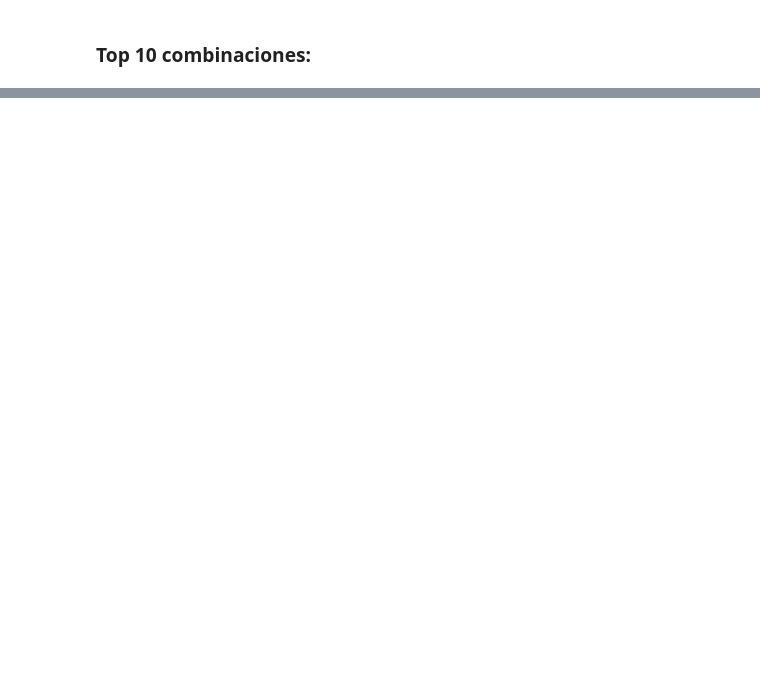
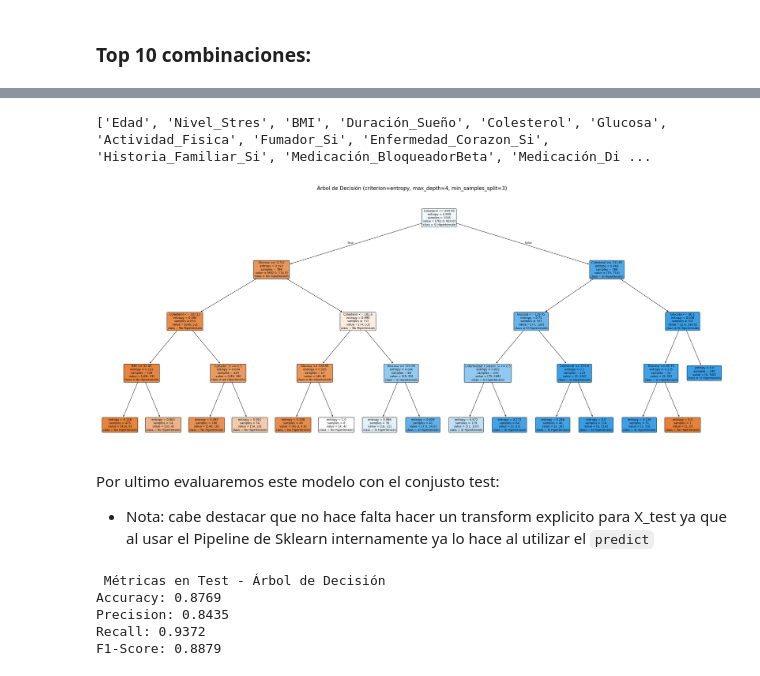
Before and after one commit to JhonZacipa/ML-hypertension-risk-prediction, a Jupyter notebook: ML Clasificación-árboles de decisión-y-K-vecinos.ipynb, the cells around one changed output, grey strips where cells are left out. Drawn from its saved outputs; the diff is of its cells as text; code cells hidden in the pictures; blank space fills up the shorter version.

```diff
--- a/ML Clasificación-árboles de decisión-y-K-vecinos.ipynb
+++ b/ML Clasificación-árboles de decisión-y-K-vecinos.ipynb
@@ -842,0 +899,55 @@ plt.show()
+# %%
+# Visualización gráfica del árbol
+
+ohe_names = (grid_tree.best_estimator_
+             .named_steps['preprocessor']
+             .named_transformers_['categoricas']
+             .named_steps['encoder']
+             .get_feature_names_out(cat_binarias + cat_nominal)
+             .tolist())
+
+feature_names = numericas + cat_Ordinal + ohe_names
+print(feature_names)
+
+fig, ax = plt.subplots(figsize=(28, 12))
+plot_tree(
+    grid_tree.best_estimator_.named_steps['classifier'],
+    feature_names=feature_names,
+    class_names=['No Hipertensión', 'Sí Hipertensión'],
+    filled=True,
+    rounded=True,
+    fontsize=9,
+    ax=ax
+)
+ax.set_title(f'Árbol de Decisión (criterion=entropy, max_depth=4, min_samples_split=3)', fontsize=16)
+plt.tight_layout()
+plt.show()
+# %% [output]
+['Edad', 'Nivel_Stres', 'BMI', 'Duración_Sueño', 'Colesterol', 'Glucosa', 'Actividad_Fisica', 'Fumador_Si', 'Enfermedad_Corazon_Si', 'Historia_Familiar_Si', 'Medicación_BloqueadorBeta', 'Medicación_Di ...
+[figure, added]
+# %% [markdown]
+Por ultimo evaluaremos este modelo con el conjusto test:
+
+- Nota: cabe destacar que no hace falta hacer un transform explicito para X_test ya que al usar el Pipeline de Sklearn internamente ya lo hace al utilizar el `predict`
+# %%
+y_pred_tree = grid_tree.predict(X_test)
+
+# Guardo de una vez las métricas para la tabla comparativa del punto 5
+metrics_tree = {
+    'Modelo': f"Árbol de Decisión (entropy, depth=4, min_split=3)",
+    'Accuracy': accuracy_score(y_test, y_pred_tree),
+    'Precision': precision_score(y_test, y_pred_tree),
+    'Recall': recall_score(y_test, y_pred_tree),
+    'F1-Score': f1_score(y_test, y_pred_tree)
+}
+
+print(" Métricas en Test - Árbol de Decisión ")
+for k, v in metrics_tree.items():
+    if k != 'Modelo':
+        print(f"{k}: {v:.4f}")
+# %% [output]
+ Métricas en Test - Árbol de Decisión
+Accuracy: 0.8769
+Precision: 0.8435
+Recall: 0.9372
+F1-Score: 0.8879
```
Also changed, not shown: parts of 67 cells of this notebook, 2 other files.
